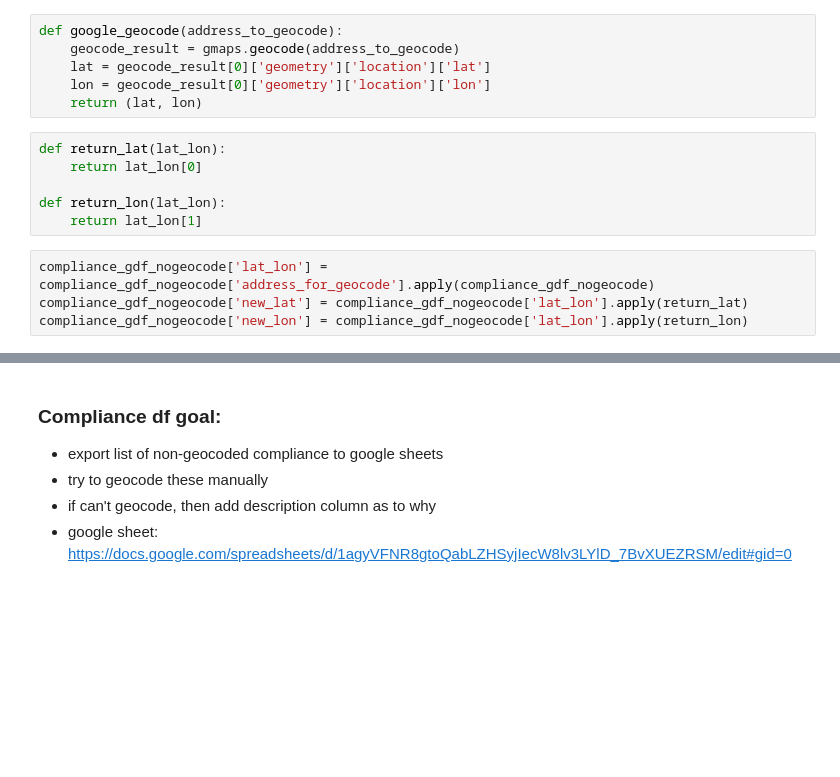
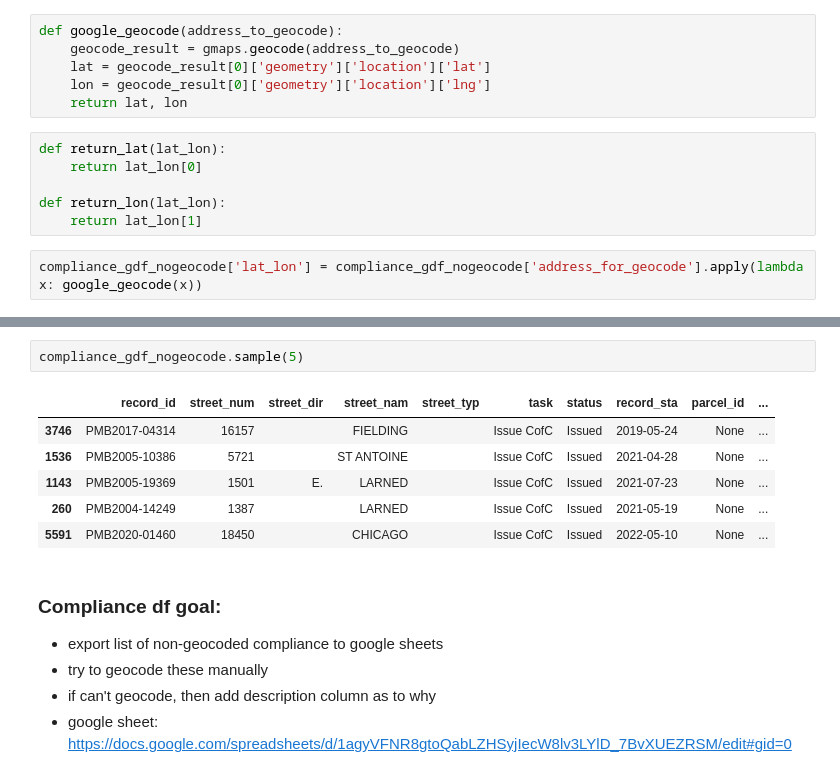
Before and after one commit to gperrin12/detroit_validate_address, a Jupyter notebook: experiments/detroit_project5_validate_address.ipynb, the cells around one changed output, grey strips where cells are left out. Saved outputs shown, nothing was run; the diff lists cells and outputs as text; blank space fills up the shorter version.

```diff
--- a/experiments/detroit_project5_validate_address.ipynb
+++ b/experiments/detroit_project5_validate_address.ipynb
@@ -100,8 +113,8 @@ compliance_gdf_nogeocode['address_for_geocode'] = compliance_gdf_nogeocode['stre
 def google_geocode(address_to_geocode):
     geocode_result = gmaps.geocode(address_to_geocode)
     lat = geocode_result[0]['geometry']['location']['lat']
-    lon = geocode_result[0]['geometry']['location']['lon']
-    return (lat, lon)
+    lon = geocode_result[0]['geometry']['location']['lng']
+    return lat, lon
 # %%
 def return_lat(lat_lon):
     return lat_lon[0]
@@ -109,6 +122,4 @@ def return_lat(lat_lon):
 def return_lon(lat_lon):
     return lat_lon[1]
 # %%
-compliance_gdf_nogeocode['lat_lon'] = compliance_gdf_nogeocode['address_for_geocode'].apply(compliance_gdf_nogeocode)
-compliance_gdf_nogeocode['new_lat'] = compliance_gdf_nogeocode['lat_lon'].apply(return_lat)
-compliance_gdf_nogeocode['new_lon'] = compliance_gdf_nogeocode['lat_lon'].apply(return_lon)
+compliance_gdf_nogeocode['lat_lon'] = compliance_gdf_nogeocode['address_for_geocode'].apply(lambda x: google_geocode(x))
@@ -123,3 +146,12 @@ ApiError: REQUEST_DENIED (You must enable Billing on the Google Cloud Project at
+# %%
+compliance_gdf_nogeocode.sample(5)
+# %% [output]
+|  | record_id | street_num | street_dir | street_nam | street_typ | task | status | record_sta | parcel_id | ... |
+| 3746 | PMB2017-04314 | 16157 |  | FIELDING |  | Issue CofC | Issued | 2019-05-24 | None | ... |
+| 1536 | PMB2005-10386 | 5721 |  | ST ANTOINE |  | Issue CofC | Issued | 2021-04-28 | None | ... |
+| 1143 | PMB2005-19369 | 1501 | E. | LARNED |  | Issue CofC | Issued | 2021-07-23 | None | ... |
+| 260 | PMB2004-14249 | 1387 |  | LARNED |  | Issue CofC | Issued | 2021-05-19 | None | ... |
+| 5591 | PMB2020-01460 | 18450 |  | CHICAGO |  | Issue CofC | Issued | 2022-05-10 | None | ... |
 # %% [markdown]
 ### Compliance df goal:
 - export list of non-geocoded compliance to google sheets
```
Also changed, not shown: parts of 42 cells of this notebook, 1 other file.
